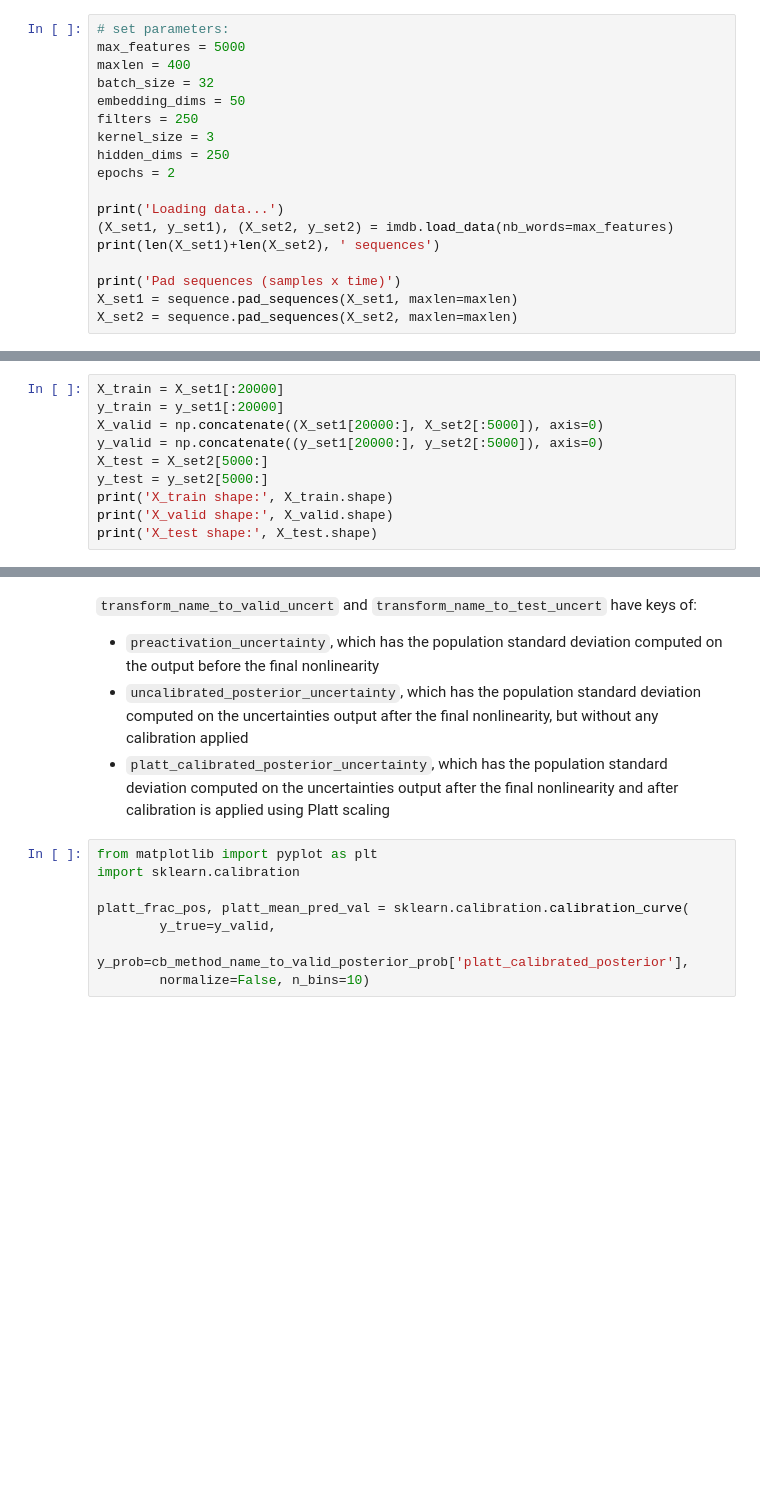
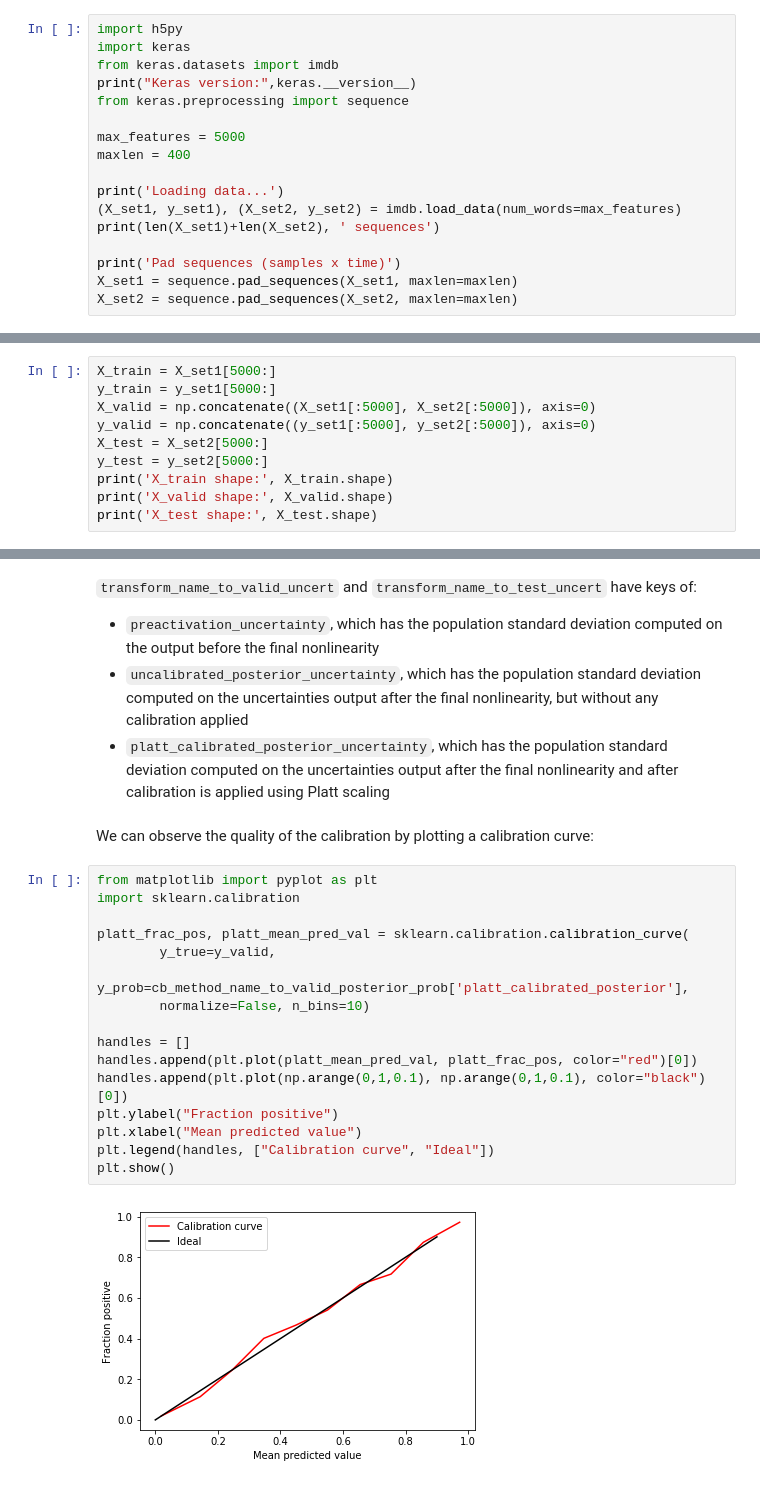
Before and after one commit to kundajelab/abstention, a Jupyter notebook: examples/imdb_example.ipynb, the cells around one changed output, grey strips where cells are left out. Cells and saved outputs as stored; diff of their text form; blank space fills up the shorter version.

Commit message:
updated imdb example
Former-commit-id: f1ac3e6edab4c52d4ff4ffb5e37947debf3e04d9

```diff
--- a/examples/imdb_example.ipynb
+++ b/examples/imdb_example.ipynb
@@ -18,18 +12,17 @@ Using TensorFlow backend.
 # %% [markdown]
 #### Load and preprocess the data
 # %%
-# set parameters:
+import h5py
+import keras
+from keras.datasets import imdb
+print("Keras version:",keras.__version__)
+from keras.preprocessing import sequence
+
 max_features = 5000
 maxlen = 400
-batch_size = 32
-embedding_dims = 50
-filters = 250
-kernel_size = 3
-hidden_dims = 250
-epochs = 2
 
 print('Loading data...')
-(X_set1, y_set1), (X_set2, y_set2) = imdb.load_data(nb_words=max_features)
+(X_set1, y_set1), (X_set2, y_set2) = imdb.load_data(num_words=max_features)
 print(len(X_set1)+len(X_set2), ' sequences')
 
 print('Pad sequences (samples x time)')
@@ -42,10 +37,10 @@ Pad sequences (samples x time)
 # %% [markdown]
 #### Split the training set into a training and validation set
 # %%
-X_train = X_set1[:20000]
-y_train = y_set1[:20000]
-X_valid = np.concatenate((X_set1[20000:], X_set2[:5000]), axis=0)
-y_valid = np.concatenate((y_set1[20000:], y_set2[:5000]), axis=0)
+X_train = X_set1[5000:]
+y_train = y_set1[5000:]
+X_valid = np.concatenate((X_set1[:5000], X_set2[:5000]), axis=0)
+y_valid = np.concatenate((y_set1[:5000], y_set2[:5000]), axis=0)
 X_test = X_set2[5000:]
 y_test = y_set2[5000:]
 print('X_train shape:', X_train.shape)
@@ -187,11 +168,23 @@ Platt scaling coef: 1.010432843598933 ; intercept: -0.6110752598492817
 - `preactivation_uncertainty`, which has the population standard deviation computed on the output before the final nonlinearity
 - `uncalibrated_posterior_uncertainty`, which has the population standard deviation computed on the uncertainties output after the final nonlinearity, but without any calibration applied
 - `platt_calibrated_posterior_uncertainty`, which has the population standard deviation computed on the uncertainties output after the final nonlinearity and after calibration is applied using Platt scaling
+# %% [markdown]
+We can observe the quality of the calibration by plotting a calibration curve:
 # %%
 from matplotlib import pyplot as plt
 import sklearn.calibration
 
 platt_frac_pos, platt_mean_pred_val = sklearn.calibration.calibration_curve(
         y_true=y_valid,
         y_prob=cb_method_name_to_valid_posterior_prob['platt_calibrated_posterior'],
         normalize=False, n_bins=10)
+
+handles = []
+handles.append(plt.plot(platt_mean_pred_val, platt_frac_pos, color="red")[0])
+handles.append(plt.plot(np.arange(0,1,0.1), np.arange(0,1,0.1), color="black")[0])
+plt.ylabel("Fraction positive")
+plt.xlabel("Mean predicted value")
+plt.legend(handles, ["Calibration curve", "Ideal"])
+plt.show()
+# %% [output]
+[figure, added]
```
Also changed, not shown: parts of 12 cells of this notebook.
